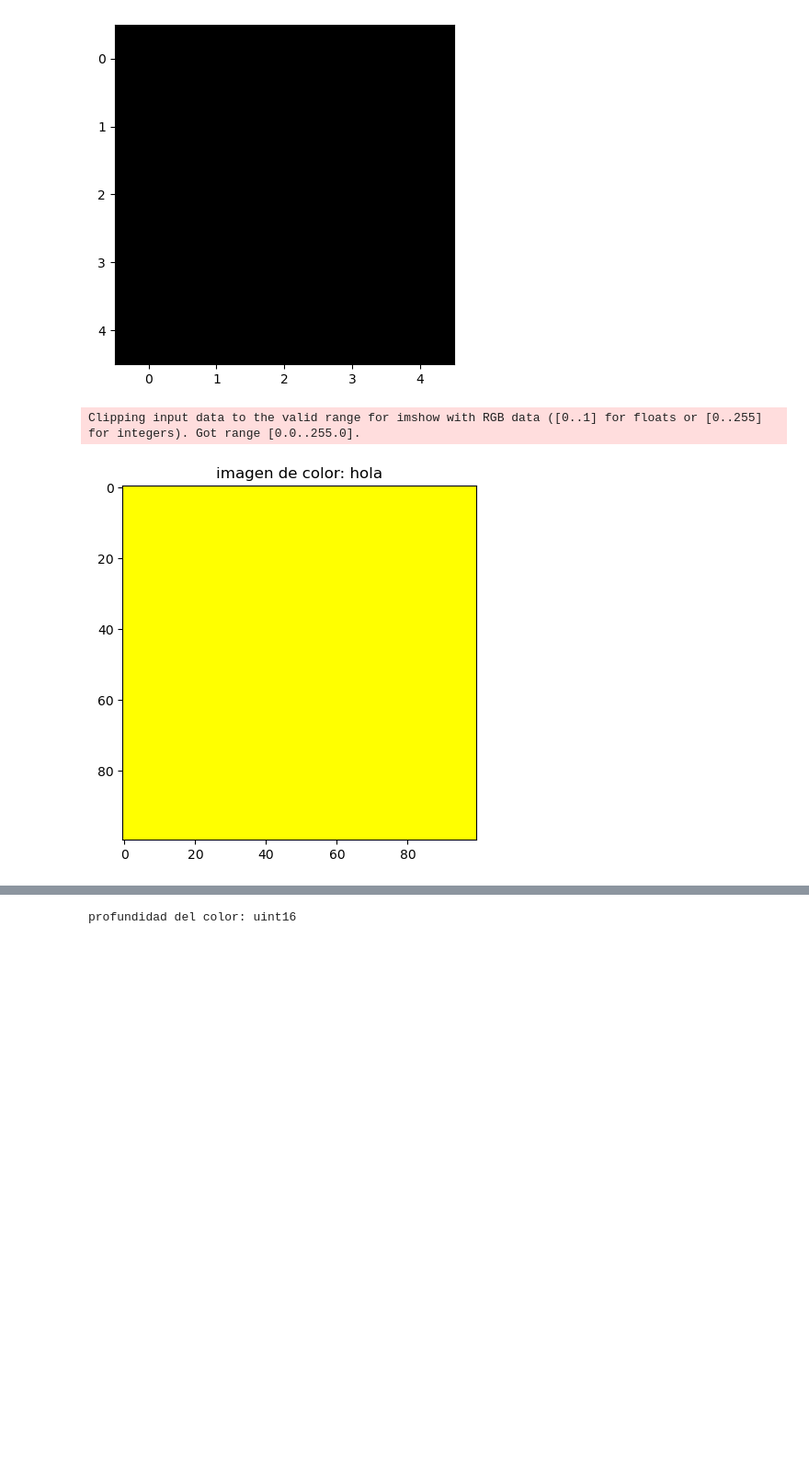
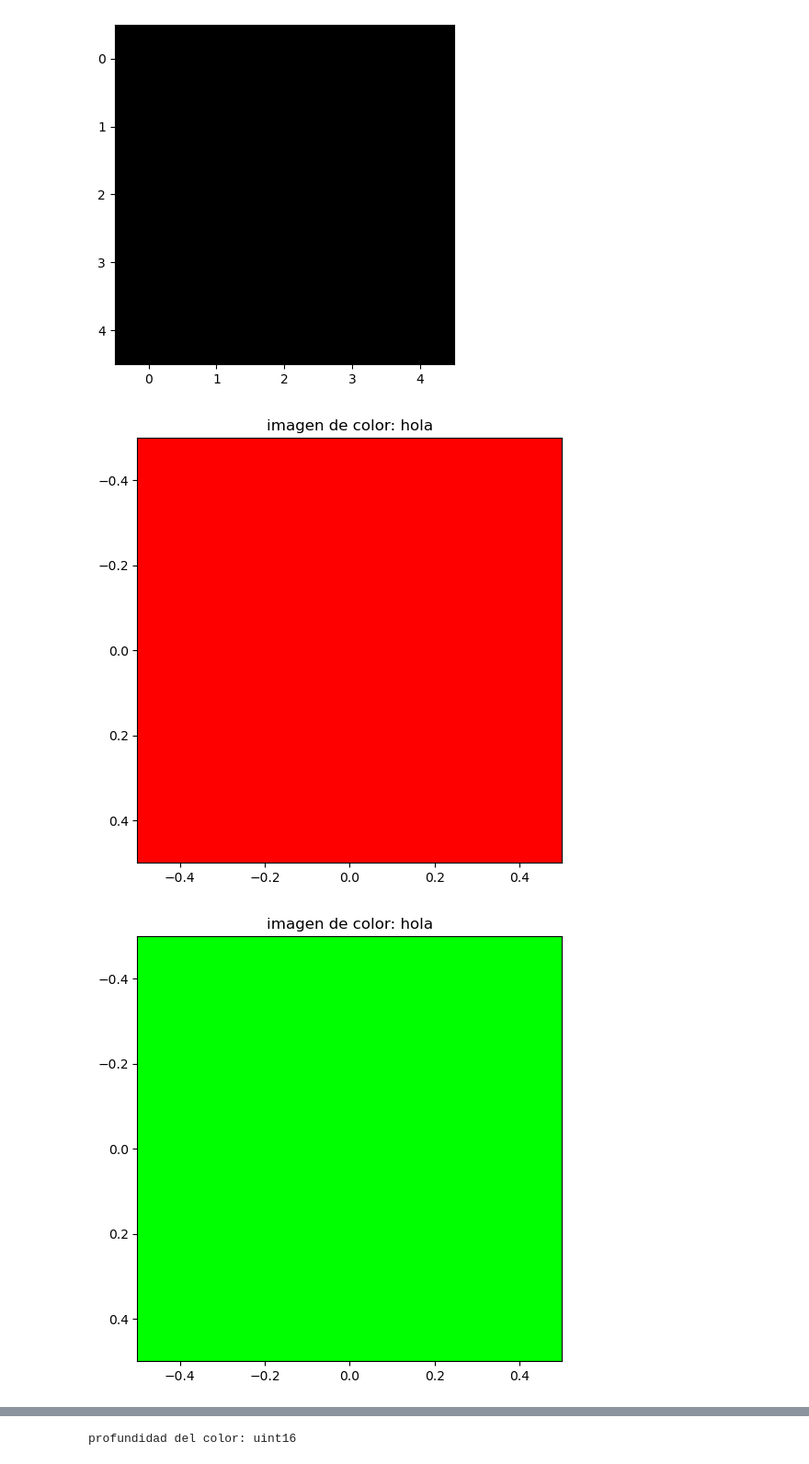
Before and after one commit to 123rafael123/Procesamiento-Digital-de-Imagenes, a Jupyter notebook: tareaDeImagenes/hola.ipynb, the cells around one changed output, grey strips where cells are left out. Shown at 92% size. Saved outputs shown, nothing was run; the diff lists cells and outputs as text; code cells hidden in the pictures; blank space fills up the shorter version.

```diff
--- a/tareaDeImagenes/hola.ipynb
+++ b/tareaDeImagenes/hola.ipynb
@@ -38,20 +38,60 @@ plt.imsave('imagen_nueva4.png',cv2.cvtColor(img_rgb,cv2.COLOR_BGR2RGB))
 # %%
 import cv2
 import matplotlib.pyplot as plt
 import numpy as np
-plt.rcParams['figure.figsize']=[10,5]
+plt.rcParams['figure.figsize']=[6,6]
 size_imagen=100
 R=np.ones((size_imagen,size_imagen))*255
-G=np.ones((size_imagen,size_imagen))*155
+G=np.ones((size_imagen,size_imagen))*0
 B=np.ones((size_imagen,size_imagen))*0
 
-imagen=np.dstack((R,G,B))
-imagne=np.array(imagen,dtype=int)
+imagen=np.dstack((255,0,0))
+imagen=np.array(imagen,dtype=int)
 
 plt.figure()
 plt.imshow(imagen)
 plt.title('imagen de color: hola')
 plt.show()
+
+imagen4=np.dstack((0,255,0))
+imagen=np.array(imagen,dtype=int)
+
+plt.figure()
+plt.imshow(imagen4)
+plt.title('imagen de color: hola')
+plt.show()
+
+imagen3=np.dstack((0,0,255))
+imagen=np.array(imagen,dtype=int)
+
+plt.figure()
+plt.imshow(imagen3)
+plt.title('imagen de color: hola')
+plt.show()
+
+imagen2=np.dstack((255,255,0))
+imagen=np.array(imagen,dtype=int)
+
+plt.figure()
+plt.imshow(imagen2)
+plt.title('imagen de color: hola')
+plt.show()
+
+imagen5=np.dstack((255,255,255))
+imagen=np.array(imagen,dtype=int)
+
+plt.figure()
+plt.imshow(imagen5)
+plt.title('imagen de color: hola')
+plt.show()
+
+imagen6=np.dstack((255,100,150))
+imagen=np.array(imagen,dtype=int)
+
+plt.figure()
+plt.imshow(imagen6)
+plt.title('imagen de color: hola')
+plt.show()
 # %% [output]
-Clipping input data to the valid range for imshow with RGB data ([0..1] for floats or [0..255] for integers). Got range [0.0..255.0].
-[figure, old version]
+[figure, new version]
+[figure, added]
```
Also changed, not shown: parts of 3 cells of this notebook, 3 other files.
